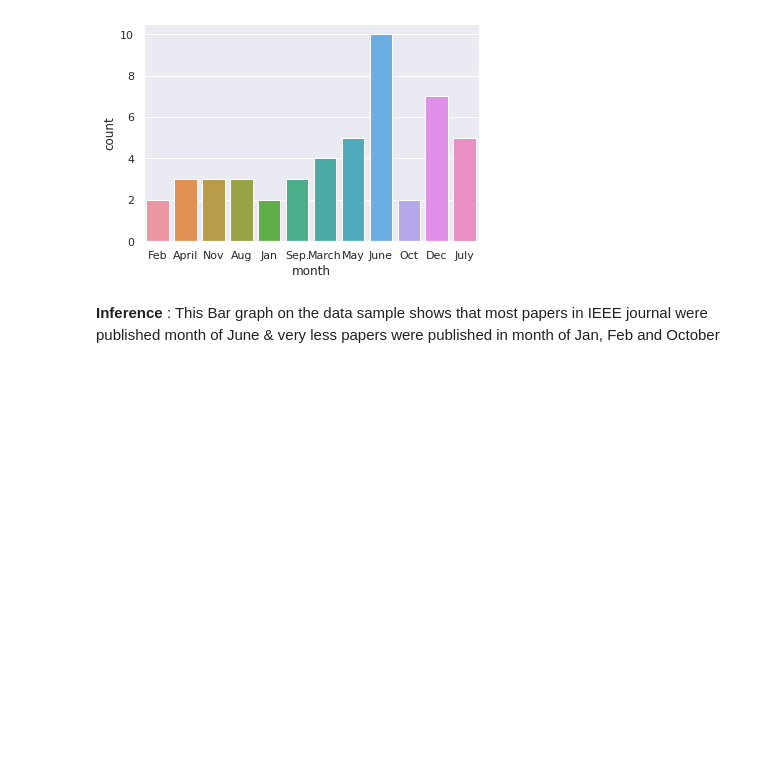
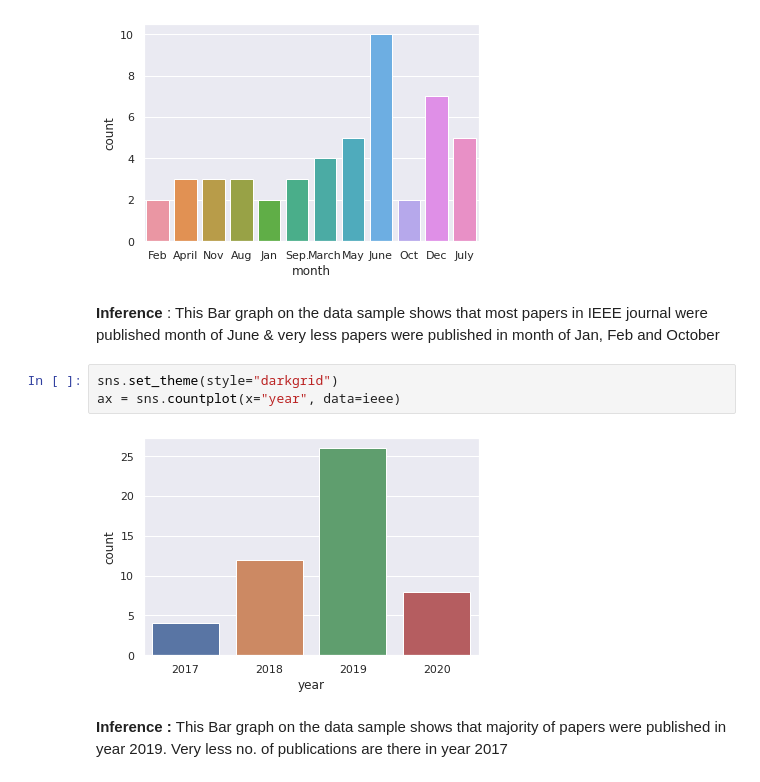
Before and after one commit to rohith1001/SSD24_SLR-Reporting_After_Data_Cleansing, a Jupyter notebook: IEEE_Visualizations.ipynb, the cells around one changed output. Drawn from its saved outputs; the diff is of its cells as text; blank space fills up the shorter version.

Commit message:
Bar graph plotted for Yearwise publications

```diff
--- a/IEEE_Visualizations.ipynb
+++ b/IEEE_Visualizations.ipynb
@@ -95,3 +95,10 @@ ax = sns.countplot(x="month", data=ieee)
 [figure]
 # %% [markdown]
 **Inference** : This Bar graph on the data sample shows that most papers in IEEE journal were published month of June & very less papers were published in month of Jan, Feb and October
+# %%
+sns.set_theme(style="darkgrid")
+ax = sns.countplot(x="year", data=ieee)
+# %% [output]
+[figure, added]
+# %% [markdown]
+**Inference :** This Bar graph on the data sample shows that majority of papers were published in year 2019. Very less no. of publications are there in year 2017
```
Also changed, not shown: parts of 2 cells of this notebook.
